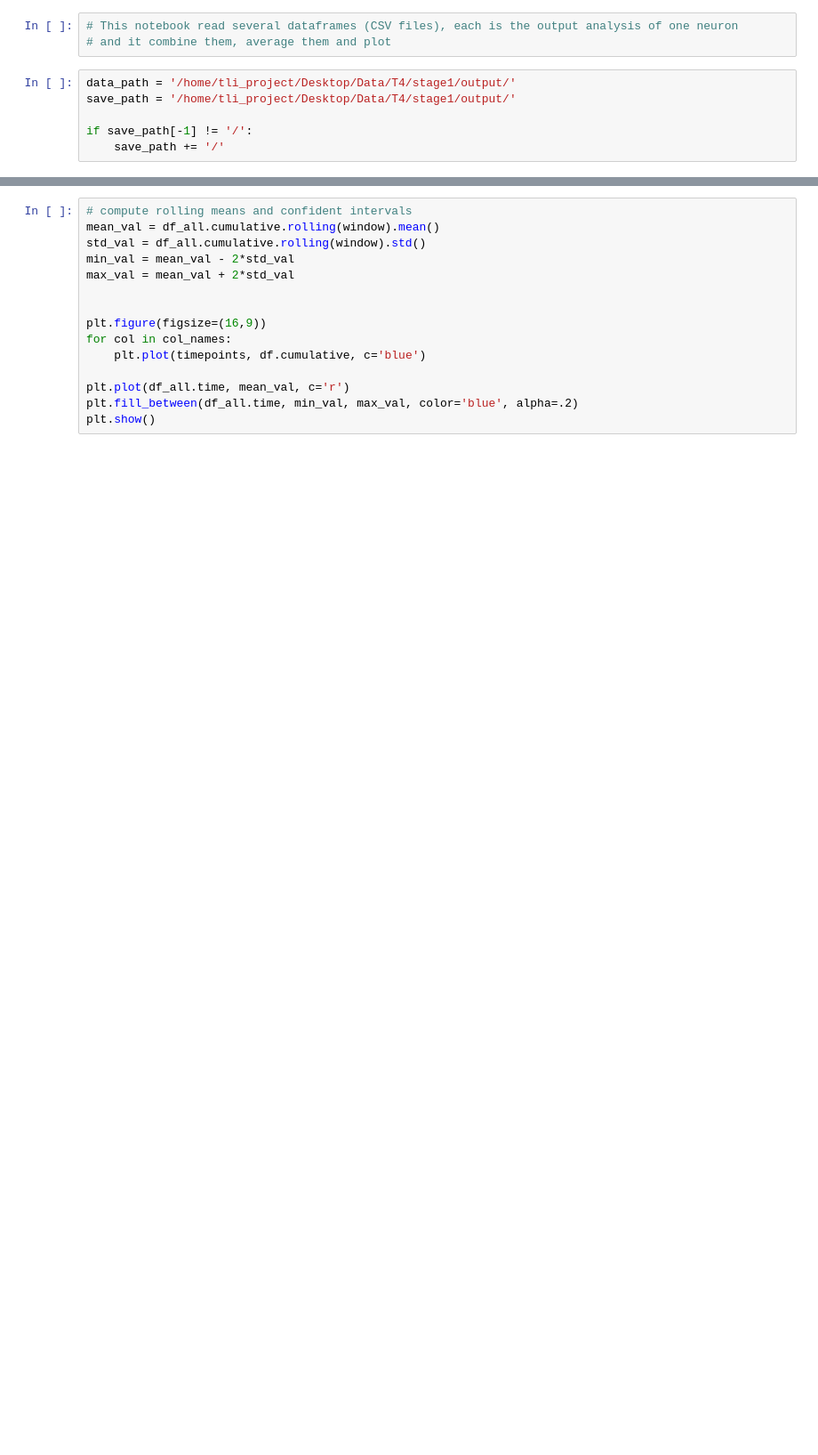
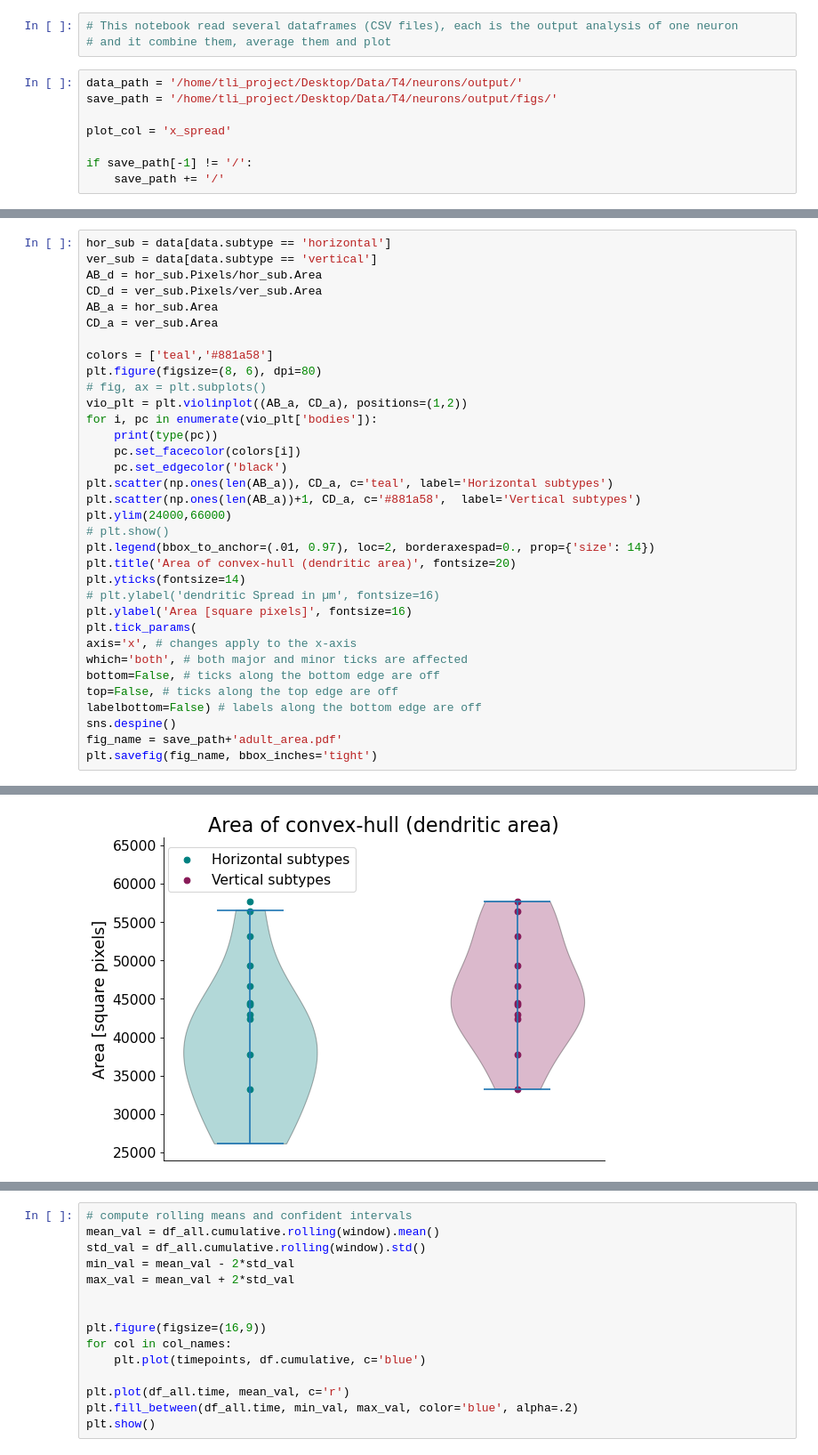
Before and after one commit to Asashou/TLI, a Jupyter notebook: pipeline/steps/step5_averaging_plotting.ipynb, the cells around one changed output, grey strips where cells are left out. Shown at 89% size. Cells and saved outputs as stored; diff of their text form; blank space fills up the shorter version.

```diff
--- a/pipeline/steps/step5_averaging_plotting.ipynb
+++ b/pipeline/steps/step5_averaging_plotting.ipynb
@@ -2,8 +2,10 @@
 # This notebook read several dataframes (CSV files), each is the output analysis of one neuron
 # and it combine them, average them and plot
 # %%
-data_path = '/home/tli_project/Desktop/Data/T4/stage1/output/'
-save_path = '/home/tli_project/Desktop/Data/T4/stage1/output/'
+data_path = '/home/tli_project/Desktop/Data/T4/neurons/output/'
+save_path = '/home/tli_project/Desktop/Data/T4/neurons/output/figs/'
+
+plot_col = 'x_spread'
 
 if save_path[-1] != '/':
     save_path += '/'
@@ -22,0 +42,35 @@ df2 = pd.read_excel(xls, 'Sheet2')
+# %%
+hor_sub = data[data.subtype == 'horizontal']
+ver_sub = data[data.subtype == 'vertical']
+AB_d = hor_sub.Pixels/hor_sub.Area
+CD_d = ver_sub.Pixels/ver_sub.Area
+AB_a = hor_sub.Area
+CD_a = ver_sub.Area
+
+colors = ['teal','#881a58']
+plt.figure(figsize=(8, 6), dpi=80)
+# fig, ax = plt.subplots()
+vio_plt = plt.violinplot((AB_a, CD_a), positions=(1,2))
+for i, pc in enumerate(vio_plt['bodies']):
+    print(type(pc))
+    pc.set_facecolor(colors[i])
+    pc.set_edgecolor('black')
+plt.scatter(np.ones(len(AB_a)), CD_a, c='teal', label='Horizontal subtypes')
+plt.scatter(np.ones(len(AB_a))+1, CD_a, c='#881a58',  label='Vertical subtypes')
+plt.ylim(24000,66000)
+# plt.show()
+plt.legend(bbox_to_anchor=(.01, 0.97), loc=2, borderaxespad=0., prop={'size': 14})
+plt.title('Area of convex-hull (dendritic area)', fontsize=20)
+plt.yticks(fontsize=14)
+# plt.ylabel('dendritic Spread in µm', fontsize=16)
+plt.ylabel('Area [square pixels]', fontsize=16)
+plt.tick_params(
+axis='x', # changes apply to the x-axis
+which='both', # both major and minor ticks are affected
+bottom=False, # ticks along the bottom edge are off
+top=False, # ticks along the top edge are off
+labelbottom=False) # labels along the bottom edge are off
+sns.despine()
+fig_name = save_path+'adult_area.pdf'
+plt.savefig(fig_name, bbox_inches='tight')
+# %% [output]
@@ -22,0 +79 @@ df2 = pd.read_excel(xls, 'Sheet2')
+[figure, added]
```
Also changed, not shown: parts of 43 cells of this notebook, 10 other files.
